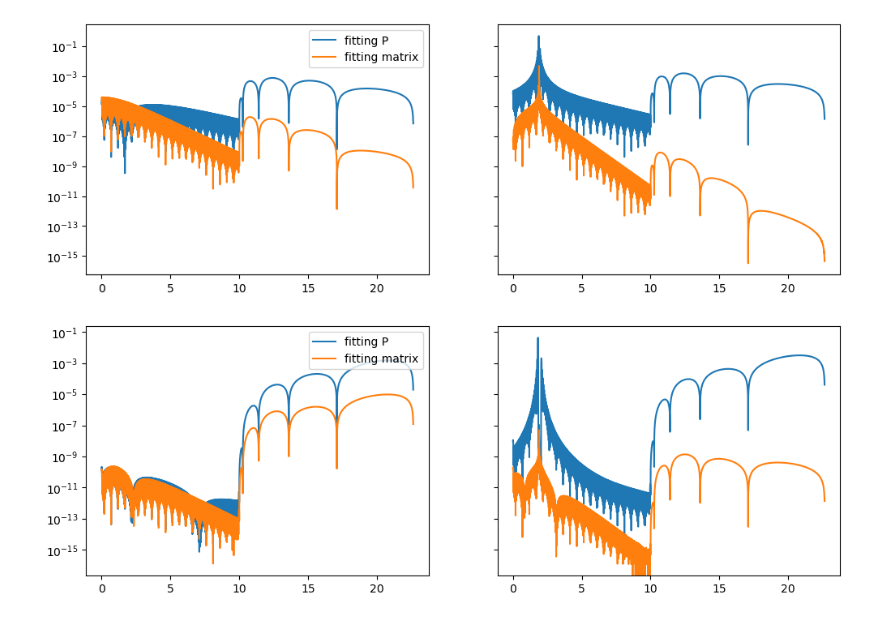
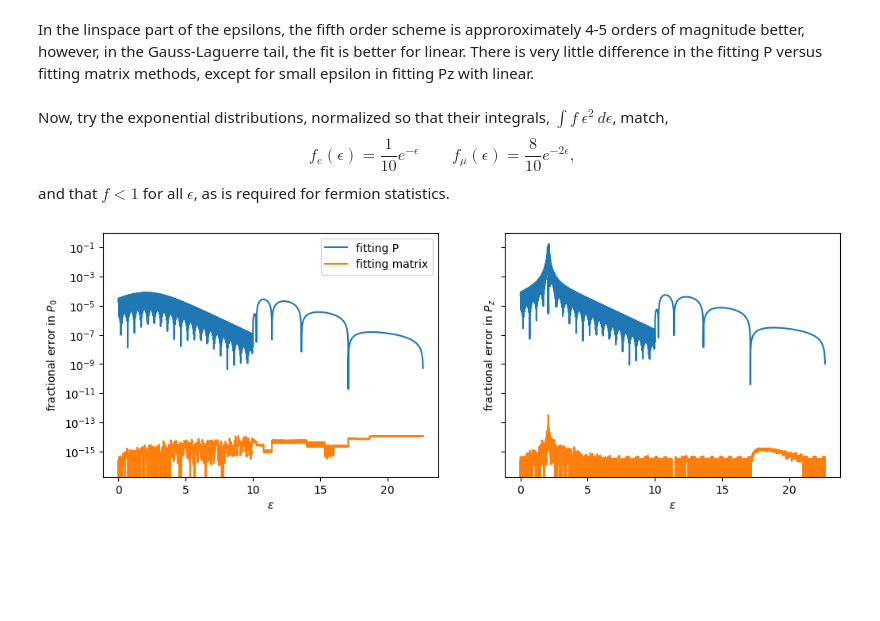
Before and after one commit to nuLABatUSD/QKE_test, a Jupyter notebook: interpolation.ipynb, the cells around one changed output. Cells and saved outputs as stored; diff of their text form; code cells hidden in the pictures; blank space fills up the shorter version.

```diff
--- a/interpolation.ipynb
+++ b/interpolation.ipynb
@@ -30,7 +45,11 @@ int.diff_plots(eps, rho, fd_e, fd_m, int.interpolate_log_fifth)
+# %% [markdown]
+In the linspace part of the epsilons, the fifth order scheme is approroximately 4-5 orders of magnitude better, however, in the Gauss-Laguerre tail, the fit is better for linear. There is very little difference in the fitting P versus fitting matrix methods, except for small epsilon in fitting Pz with linear.
+# %% [markdown]
+Now, try the exponential distributions, normalized so that their integrals, $\int f~\epsilon^2 \, d \epsilon$, match,
+$$ f_e (\epsilon) = \frac{1}{10} e^{-\epsilon} \qquad f_\mu (\epsilon) = \frac{8}{10} e^{-2 \epsilon} ,$$
+and that $f < 1$ for all $\epsilon$, as is required for fermion statistics.
 # %%
-rho = int.dens_array(eps, f_gm_e, f_gm_m)
-int.diff_plots(eps, rho, f_gm_e, f_gm_m, int.interpolate_log_linear)
-int.diff_plots(eps, rho, f_gm_e, f_gm_m, int.interpolate_log_fifth)
+rho = int.dens_array(eps, f_exp_e, f_exp_m)
+int.diff_plots(eps, rho, f_exp_e, f_exp_m, int.interpolate_log_linear)
 # %% [output]
-[figure, old version]
+[figure, new version]
-[figure, removed]
```
Also changed, not shown: parts of 14 cells of this notebook, 1 other file.
